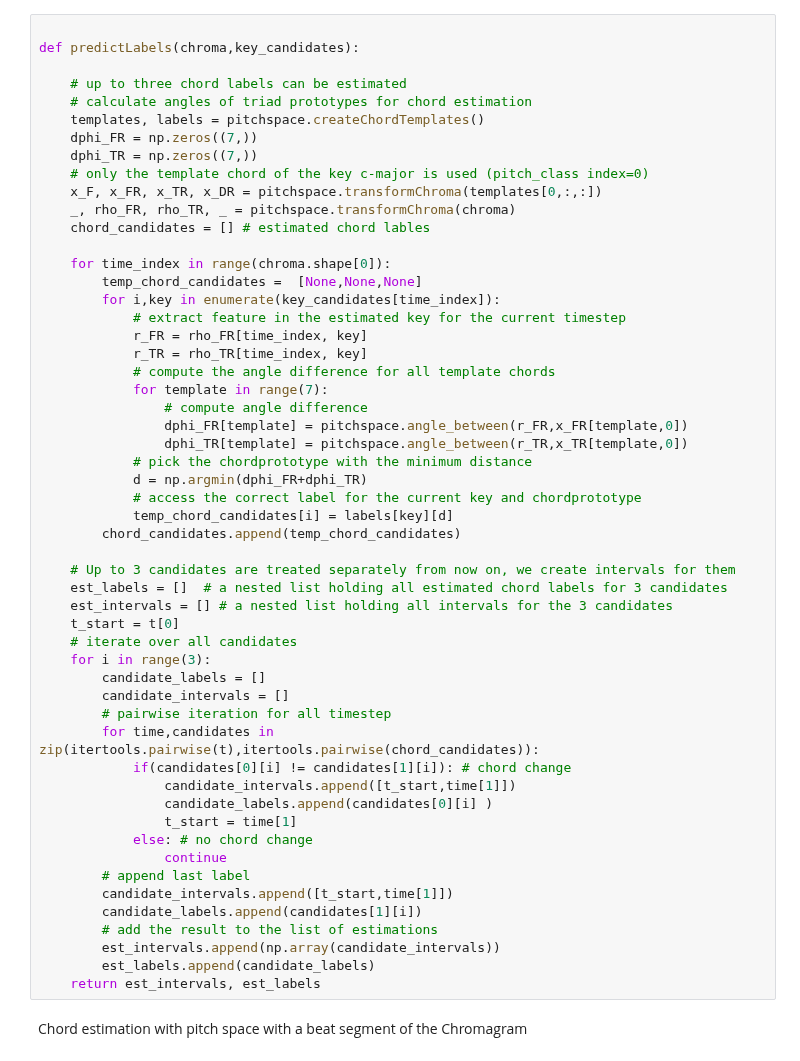
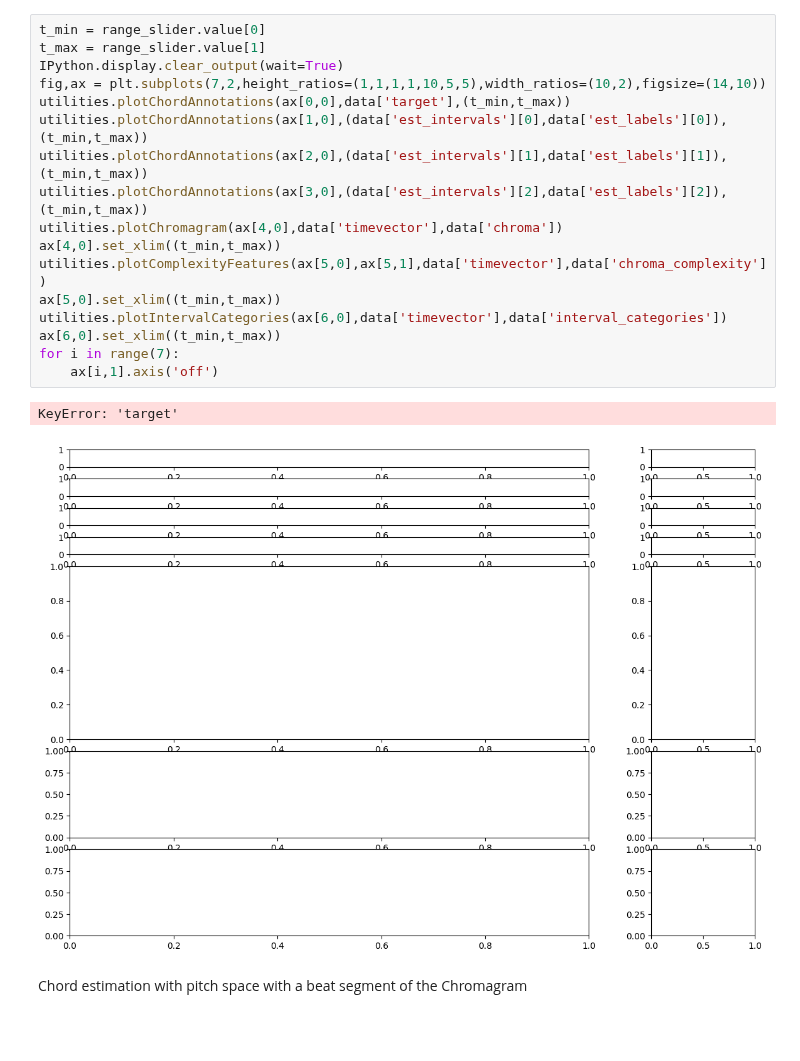
Before and after one commit to Maushax-jpg/chord-recognition, a Jupyter notebook: feature_evaluation.ipynb, the cells around one changed output. Drawn from its saved outputs; the diff is of its cells as text; blank space fills up the shorter version.

```diff
--- a/feature_evaluation.ipynb
+++ b/feature_evaluation.ipynb
@@ -92,60 +97,26 @@ IPython.display.display(output)
 # %% [output]
 VBox(children=(HBox(children=(Dropdown(description='Dataset:', layout=Layout(width='20%'), options=('beatles',…
 [interactive output not drawn]
-# %%
-
-def predictLabels(chroma,key_candidates):
-
-    # up to three chord labels can be estimated
-    # calculate angles of triad prototypes for chord estimation
-    templates, labels = pitchspace.createChordTemplates()
-    dphi_FR = np.zeros((7,))
-    dphi_TR = np.zeros((7,))
-    # only the template chord of the key c-major is used (pitch_class index=0)
-    x_F, x_FR, x_TR, x_DR = pitchspace.transformChroma(templates[0,:,:])
-    _, rho_FR, rho_TR, _ = pitchspace.transformChroma(chroma)
-    chord_candidates = [] # estimated chord lables
-
-    for time_index in range(chroma.shape[0]):
-        temp_chord_candidates =  [None,None,None]
-        for i,key in enumerate(key_candidates[time_index]):
-            # extract feature in the estimated key for the current timestep
-            r_FR = rho_FR[time_index, key]
-            r_TR = rho_TR[time_index, key]
-            # compute the angle difference for all template chords
-            for template in range(7):
-                # compute angle difference
-                dphi_FR[template] = pitchspace.angle_between(r_FR,x_FR[template,0])
-                dphi_TR[template] = pitchspace.angle_between(r_TR,x_TR[template,0])
-            # pick the chordprototype with the minimum distance
-            d = np.argmin(dphi_FR+dphi_TR)
-            # access the correct label for the current key and chordprototype
-            temp_chord_candidates[i] = labels[key][d]
-        chord_candidates.append(temp_chord_candidates)
-
-    # Up to 3 candidates are treated separately from now on, we create intervals for them
-    est_labels = []  # a nested list holding all estimated chord labels for 3 candidates
-    est_intervals = [] # a nested list holding all intervals for the 3 candidates
-    t_start = t[0]
-    # iterate over all candidates
-    for i in range(3):
-        candidate_labels = []
-        candidate_intervals = []
-        # pairwise iteration for all timestep
-        for time,candidates in zip(itertools.pairwise(t),itertools.pairwise(chord_candidates)):
-            if(candidates[0][i] != candidates[1][i]): # chord change
-                candidate_intervals.append([t_start,time[1]])
-                candidate_labels.append(candidates[0][i] )
-                t_start = time[1]
-            else: # no chord change
-                continue
-        # append last label
-        candidate_intervals.append([t_start,time[1]])
-        candidate_labels.append(candidates[1][i])
-        # add the result to the list of estimations
-        est_intervals.append(np.array(candidate_intervals))
-        est_labels.append(candidate_labels)
-    return est_intervals, est_labels
+# %%
+t_min = range_slider.value[0]
+t_max = range_slider.value[1]
+IPython.display.clear_output(wait=True)
+fig,ax = plt.subplots(7,2,height_ratios=(1,1,1,1,10,5,5),width_ratios=(10,2),figsize=(14,10))
+utilities.plotChordAnnotations(ax[0,0],data['target'],(t_min,t_max))
+utilities.plotChordAnnotations(ax[1,0],(data['est_intervals'][0],data['est_labels'][0]),(t_min,t_max))
+utilities.plotChordAnnotations(ax[2,0],(data['est_intervals'][1],data['est_labels'][1]),(t_min,t_max))
+utilities.plotChordAnnotations(ax[3,0],(data['est_intervals'][2],data['est_labels'][2]),(t_min,t_max))
+utilities.plotChromagram(ax[4,0],data['timevector'],data['chroma'])
+ax[4,0].set_xlim((t_min,t_max))
+utilities.plotComplexityFeatures(ax[5,0],ax[5,1],data['timevector'],data['chroma_complexity'])
+ax[5,0].set_xlim((t_min,t_max))
+utilities.plotIntervalCategories(ax[6,0],data['timevector'],data['interval_categories'])
+ax[6,0].set_xlim((t_min,t_max))
+for i in range(7):
+    ax[i,1].axis('off')
+# %% [output]
+KeyError: 'target'
+[figure, added]
 # %% [markdown]
 Chord estimation with pitch space with a beat segment of the Chromagram
 # %%
```
Also changed, not shown: parts of 1 cell of this notebook, 1 other file.
